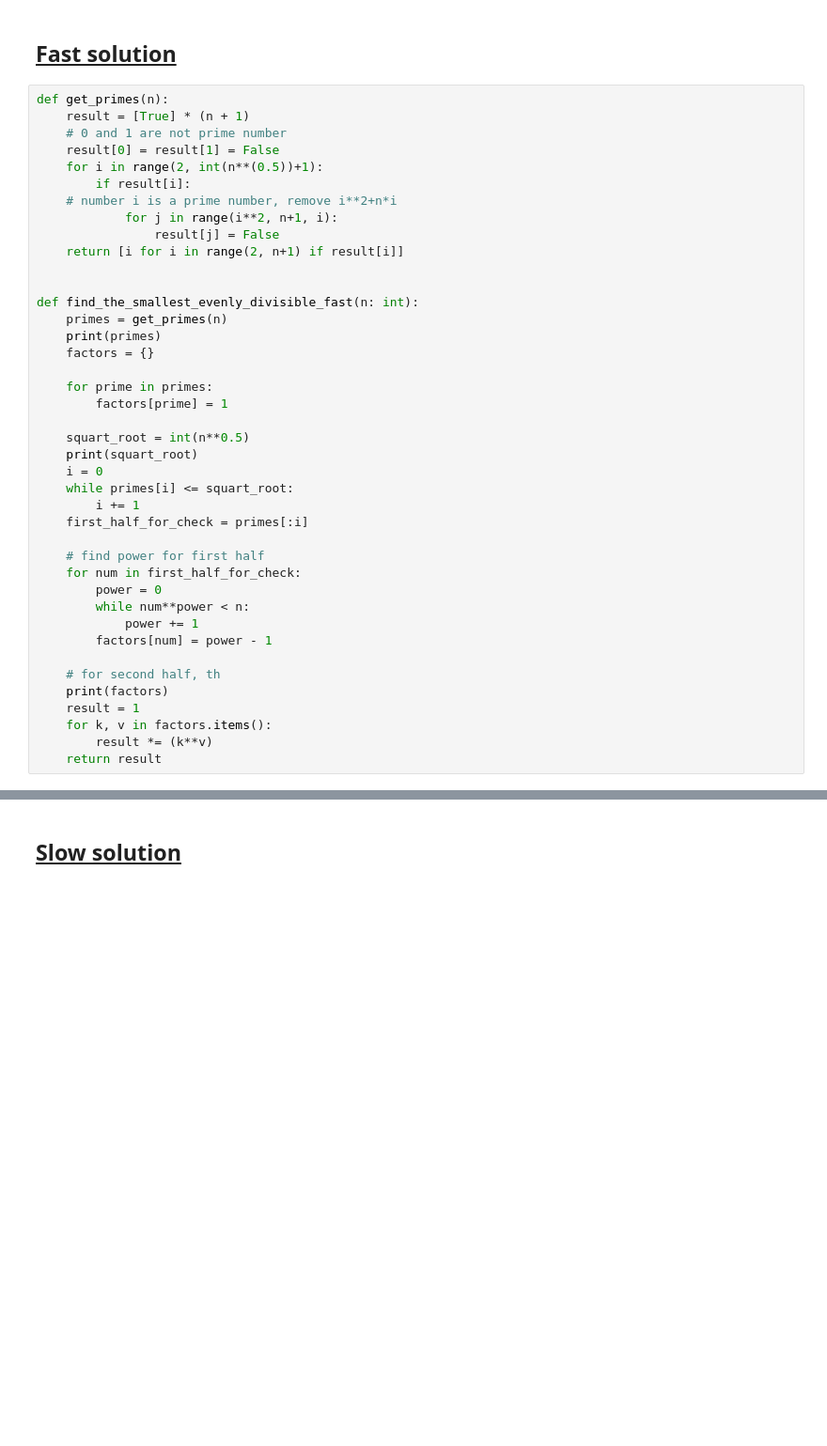
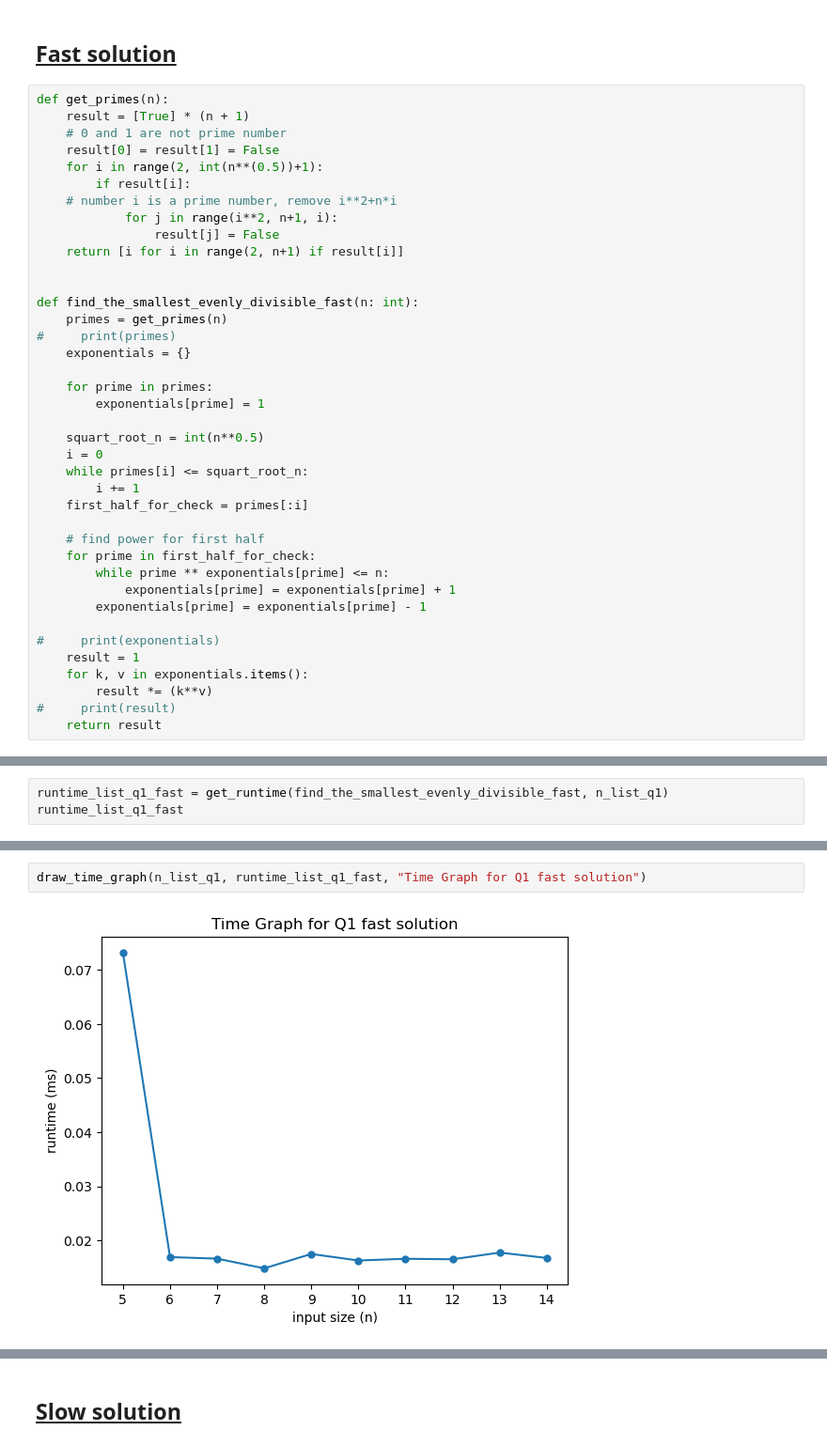
Before and after one commit to sihanchen01/cp2410, a Jupyter notebook: A1/cp2410-assignment.ipynb, the cells around one changed output, grey strips where cells are left out. Shown at 94% size. Drawn from its saved outputs; the diff is of its cells as text; blank space fills up the shorter version.

```diff
--- a/A1/cp2410-assignment.ipynb
+++ b/A1/cp2410-assignment.ipynb
@@ -67,31 +125,29 @@ def get_primes(n):
 
 def find_the_smallest_evenly_divisible_fast(n: int):
     primes = get_primes(n)
-    print(primes)
-    factors = {}
+#     print(primes)
+    exponentials = {}
 
     for prime in primes:
-        factors[prime] = 1
+        exponentials[prime] = 1
 
-    squart_root = int(n**0.5)
-    print(squart_root)
+    squart_root_n = int(n**0.5)
     i = 0
-    while primes[i] <= squart_root:
+    while primes[i] <= squart_root_n:
         i += 1
     first_half_for_check = primes[:i]
 
     # find power for first half
-    for num in first_half_for_check:
-        power = 0
-        while num**power < n:
-            power += 1
-        factors[num] = power - 1
+    for prime in first_half_for_check:
+        while prime ** exponentials[prime] <= n:
+            exponentials[prime] = exponentials[prime] + 1
+        exponentials[prime] = exponentials[prime] - 1
 
-    # for second half, th
-    print(factors)
+#     print(exponentials)
     result = 1
-    for k, v in factors.items():
+    for k, v in exponentials.items():
         result *= (k**v)
+#     print(result)
     return result
 # %%
 find_the_smallest_evenly_divisible_fast(10)
@@ -110,0 +303,3 @@ find_the_smallest_evenly_divisible_fast(10)
+# %%
+runtime_list_q1_fast = get_runtime(find_the_smallest_evenly_divisible_fast, n_list_q1)
+runtime_list_q1_fast
@@ -110,0 +327,4 @@ find_the_smallest_evenly_divisible_fast(10)
+# %%
+draw_time_graph(n_list_q1, runtime_list_q1_fast, "Time Graph for Q1 fast solution")
+# %% [output]
+[figure, added]
```
Also changed, not shown: parts of 35 cells of this notebook.
